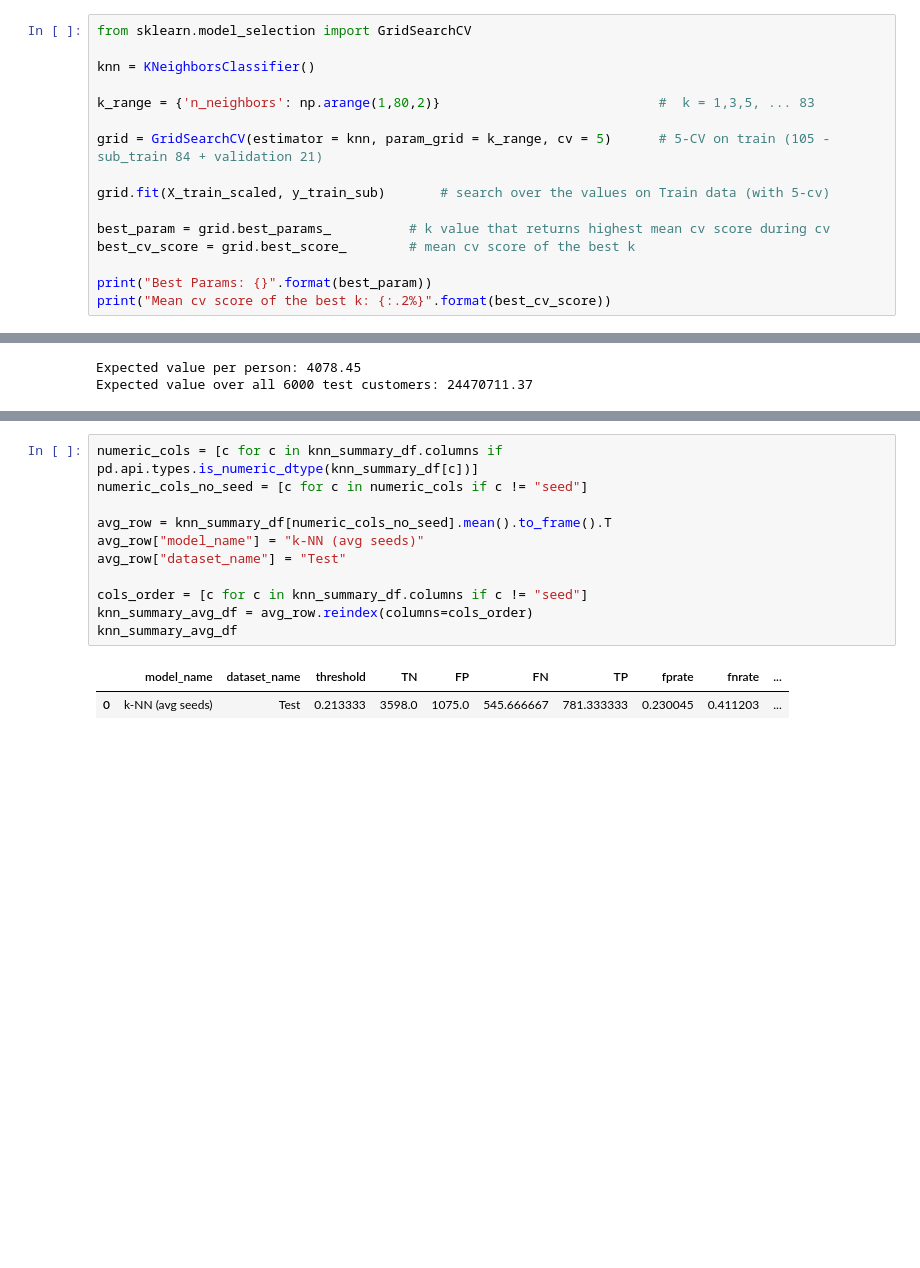
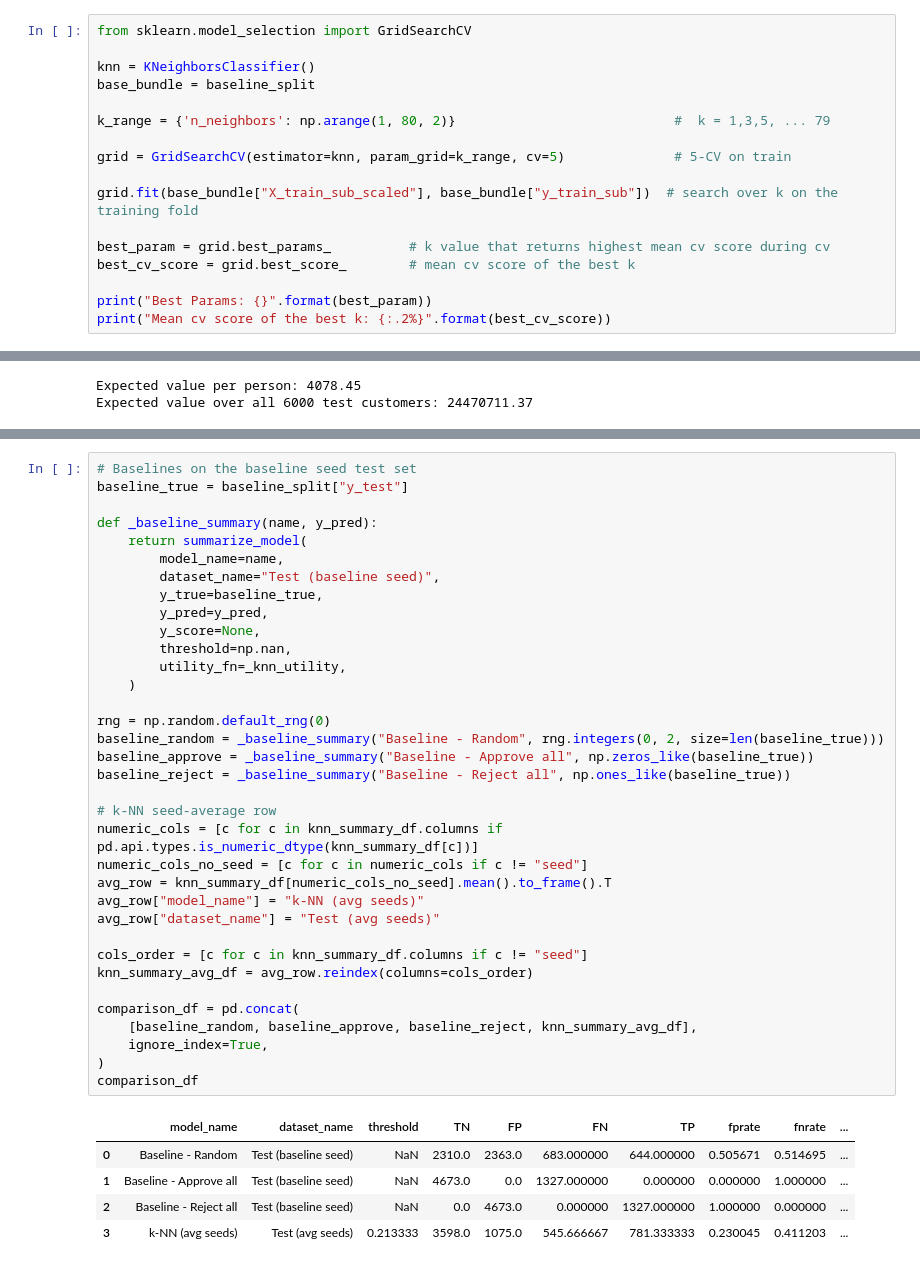
Before and after one commit to albertoquiroga-ctrl/exchange-data-concepts, a Jupyter notebook: Code/Final Project/KNN/Final_Project.ipynb, the cells around one changed output, grey strips where cells are left out. Drawn from its saved outputs; the diff is of its cells as text; blank space fills up the shorter version.

```diff
--- a/Code/Final Project/KNN/Final_Project.ipynb
+++ b/Code/Final Project/KNN/Final_Project.ipynb
@@ -225,12 +289,13 @@ Set up a k-NN classifier and run a 5-fold grid search over odd k values to find
 from sklearn.model_selection import GridSearchCV
 
 knn = KNeighborsClassifier()
+base_bundle = baseline_split
 
-k_range = {'n_neighbors': np.arange(1,80,2)}                            #  k = 1,3,5, ... 83
+k_range = {'n_neighbors': np.arange(1, 80, 2)}                            #  k = 1,3,5, ... 79
 
-grid = GridSearchCV(estimator = knn, param_grid = k_range, cv = 5)      # 5-CV on train (105 - sub_train 84 + validation 21)
+grid = GridSearchCV(estimator=knn, param_grid=k_range, cv=5)              # 5-CV on train
 
-grid.fit(X_train_scaled, y_train_sub)       # search over the values on Train data (with 5-cv)
+grid.fit(base_bundle["X_train_sub_scaled"], base_bundle["y_train_sub"])  # search over k on the training fold
 
 best_param = grid.best_params_          # k value that returns highest mean cv score during cv
 best_cv_score = grid.best_score_        # mean cv score of the best k
@@ -584,14 +655,41 @@ Average the metrics across the three seeds (2025, 0, 1033); use this rollup when
 # %%
+# Baselines on the baseline seed test set
+baseline_true = baseline_split["y_test"]
+
+def _baseline_summary(name, y_pred):
+    return summarize_model(
+        model_name=name,
+        dataset_name="Test (baseline seed)",
+        y_true=baseline_true,
+        y_pred=y_pred,
+        y_score=None,
+        threshold=np.nan,
+        utility_fn=_knn_utility,
+    )
+
+rng = np.random.default_rng(0)
+baseline_random = _baseline_summary("Baseline - Random", rng.integers(0, 2, size=len(baseline_true)))
+baseline_approve = _baseline_summary("Baseline - Approve all", np.zeros_like(baseline_true))
+baseline_reject = _baseline_summary("Baseline - Reject all", np.ones_like(baseline_true))
+
+# k-NN seed-average row
 numeric_cols = [c for c in knn_summary_df.columns if pd.api.types.is_numeric_dtype(knn_summary_df[c])]
 numeric_cols_no_seed = [c for c in numeric_cols if c != "seed"]
-
 avg_row = knn_summary_df[numeric_cols_no_seed].mean().to_frame().T
 avg_row["model_name"] = "k-NN (avg seeds)"
-avg_row["dataset_name"] = "Test"
+avg_row["dataset_name"] = "Test (avg seeds)"
 
 cols_order = [c for c in knn_summary_df.columns if c != "seed"]
 knn_summary_avg_df = avg_row.reindex(columns=cols_order)
-knn_summary_avg_df
+
+comparison_df = pd.concat(
+    [baseline_random, baseline_approve, baseline_reject, knn_summary_avg_df],
+    ignore_index=True,
+)
+comparison_df
 # %% [output]
 |  | model_name | dataset_name | threshold | TN | FP | FN | TP | fprate | fnrate | ... |
-| 0 | k-NN (avg seeds) | Test | 0.213333 | 3598.0 | 1075.0 | 545.666667 | 781.333333 | 0.230045 | 0.411203 | ... |
+| 0 | Baseline - Random | Test (baseline seed) | NaN | 2310.0 | 2363.0 | 683.000000 | 644.000000 | 0.505671 | 0.514695 | ... |
+| 1 | Baseline - Approve all | Test (baseline seed) | NaN | 4673.0 | 0.0 | 1327.000000 | 0.000000 | 0.000000 | 1.000000 | ... |
+| 2 | Baseline - Reject all | Test (baseline seed) | NaN | 0.0 | 4673.0 | 0.000000 | 1327.000000 | 1.000000 | 0.000000 | ... |
+| 3 | k-NN (avg seeds) | Test (avg seeds) | 0.213333 | 3598.0 | 1075.0 | 545.666667 | 781.333333 | 0.230045 | 0.411203 | ... |
```
Also changed, not shown: parts of 21 cells of this notebook.
